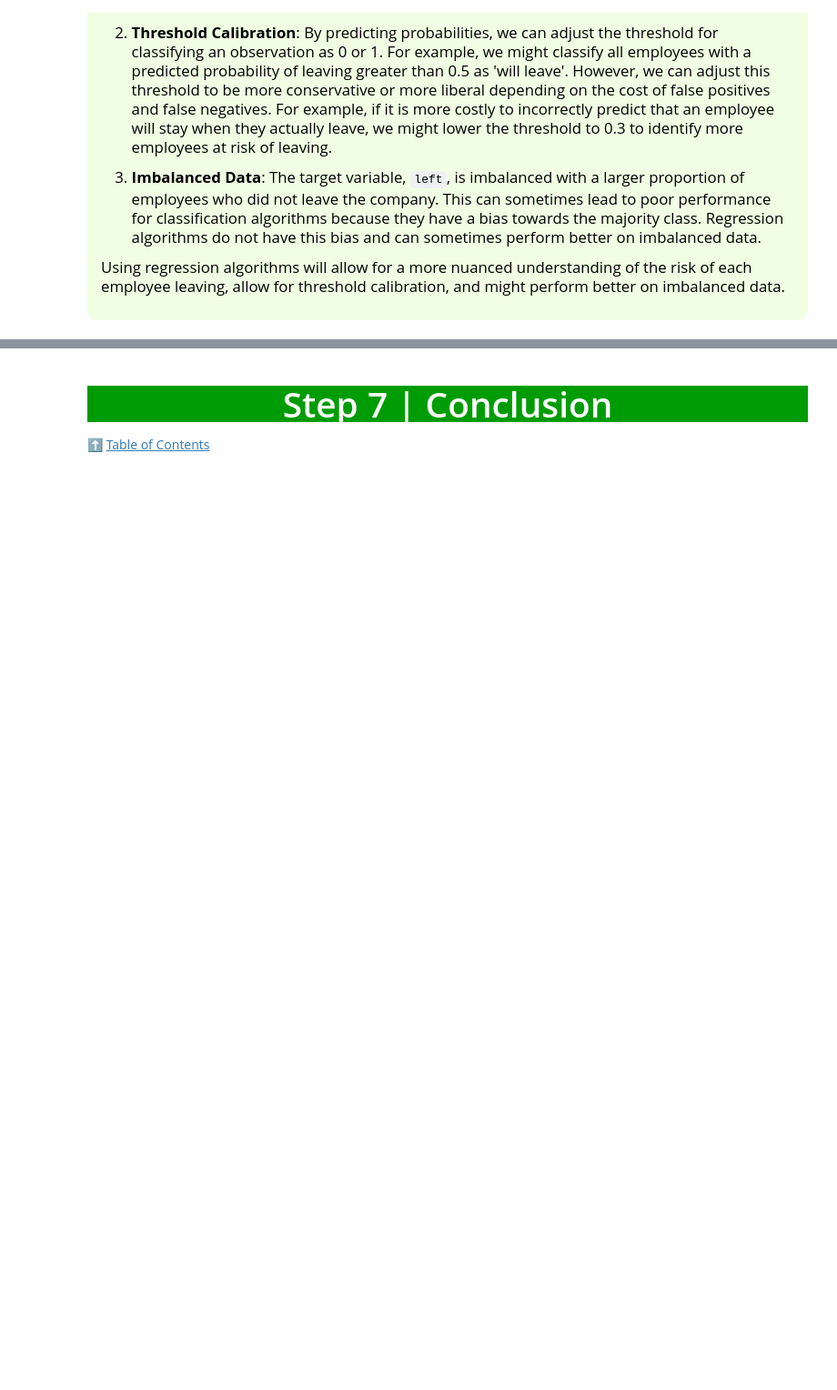
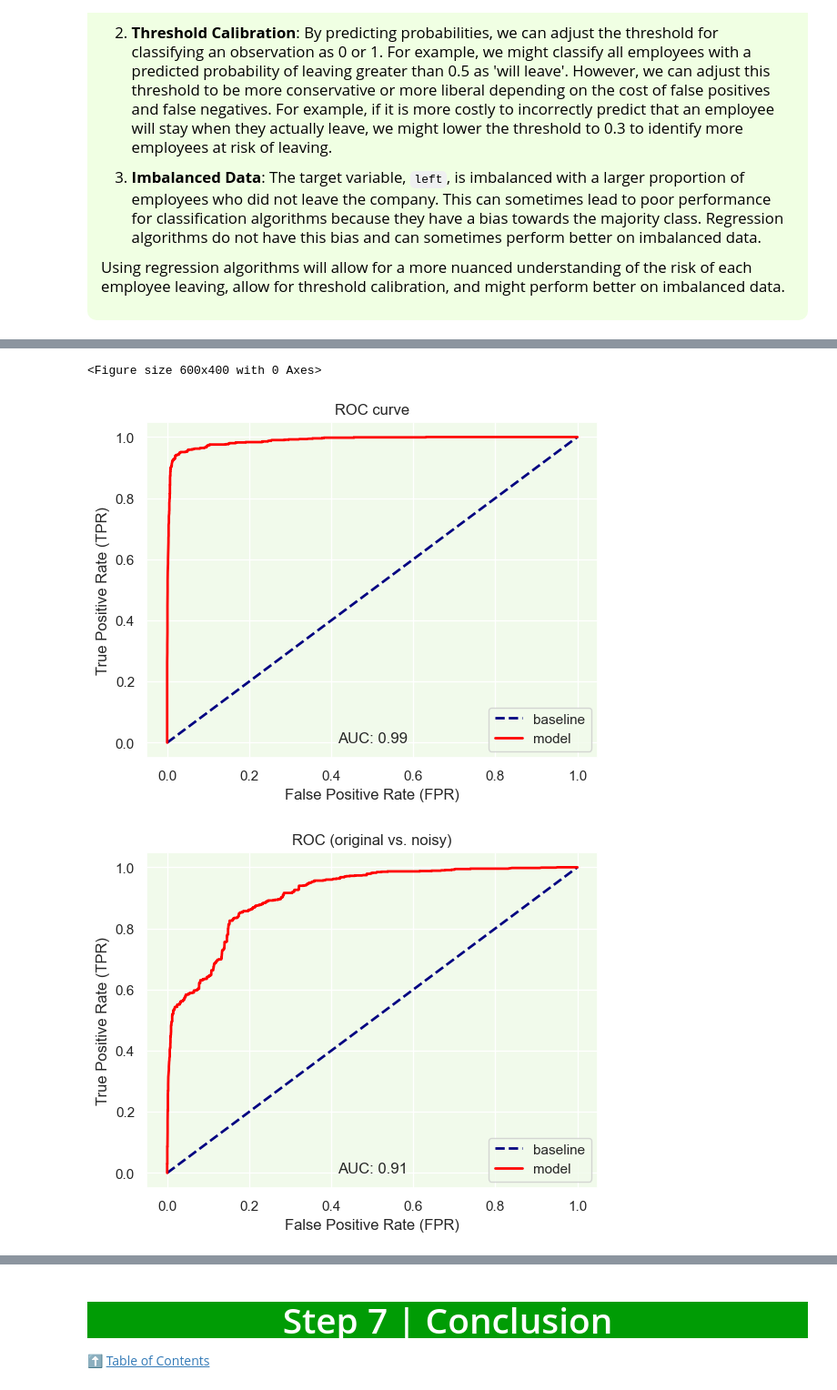
Before and after one commit to plozano0/Hands-On-Data-Analysis-with-Pandas-2nd-Edition, a Jupyter notebook: Lozano_P_Final_Project.ipynb, the cells around one changed output, grey strips where cells are left out. Shown at 91% size. Saved outputs shown, nothing was run; the diff lists cells and outputs as text; code cells hidden in the pictures; blank space fills up the shorter version.

Commit message:
Adjusted Final Assignment to use Classifier instead of Sum of Squares logic

```diff
--- a/Lozano_P_Final_Project.ipynb
+++ b/Lozano_P_Final_Project.ipynb
@@ -815,7 +956,3 @@ Now I will split the dataset again but using the **X_with** variable that contai
-# %%
-# Splitting data into train and test sets
-# X_train, X_test, y_train, y_test = train_test_split(X, y, test_size=0.2, random_state=0, stratify=y)
-X_train, X_test, y_train, y_test = train_test_split(X_with, y, test_size=0.2, random_state=0, stratify=y)
 # %% [markdown]
 <div style="border-radius:10px; padding: 15px; background-color: #f0ffe3; font-size:120%; text-align:left; color: black">
 
@@ -830,3 +967,9 @@ I'm going to use the regression algorithms as proposed by the source due to the
 3. __Imbalanced Data__: The target variable, `left`, is imbalanced with a larger proportion of employees who did not leave the company. This can sometimes lead to poor performance for classification algorithms because they have a bias towards the majority class. Regression algorithms do not have this bias and can sometimes perform better on imbalanced data.
 
 Using regression algorithms will allow for a more nuanced understanding of the risk of each employee leaving, allow for threshold calibration, and might perform better on imbalanced data.
+# %%
+from sklearn.model_selection import GridSearchCV #,StratifiedKFold
+
+# Tune XGBoost Classifier on reduced feature set
+best_clf, best_params, cvres = tune_xgb_classifier(X_train, y_train, scoring='roc_auc', n_splits=5)
+print('Best params:', best_params)
@@ -846,0 +989,8 @@ xgb_base = xgb.XGBRegressor(objective ='reg:squarederror')
+# %%
+# Evaluate on test
+# Get predicted probabilities
+# [:, 1] gets the probabilities for the positive class
+y_prob = best_clf.predict_proba(X_test)[:, 1]
+print(f'Best XGB ROC AUC: {roc_auc_score(y_test, y_prob):.3f}')
+y_pred = (y_prob >= 0.5).astype(int) # Need to set a threshold because predict_proba gives probabilities
+print(classification_report(y_test, y_pred, target_names=['Stayed (0)', 'Left (1)'], digits=3))
@@ -983,0 +1101,11 @@ R2 Score: 0.9312
+# %%
+# Optional: ROC curves comparison
+plt.figure(figsize=(6,4))
+plot_roc(y_test, y_prob)
+plot_roc(y_test, y_prob_noisy)
+plt.title('ROC (original vs. noisy)')
+plt.show()
+# %% [output]
+<Figure size 600x400 with 0 Axes>
+[figure, added]
+[figure, added]
```
Also changed, not shown: parts of 56 cells of this notebook, 2 other files.
